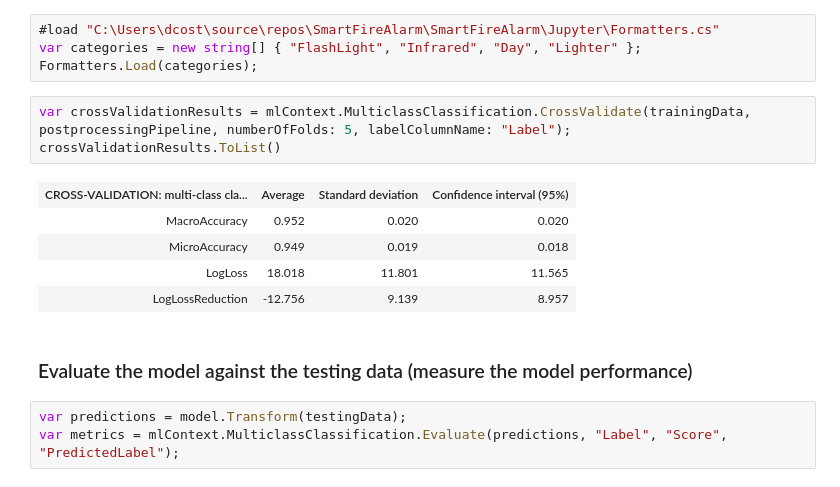
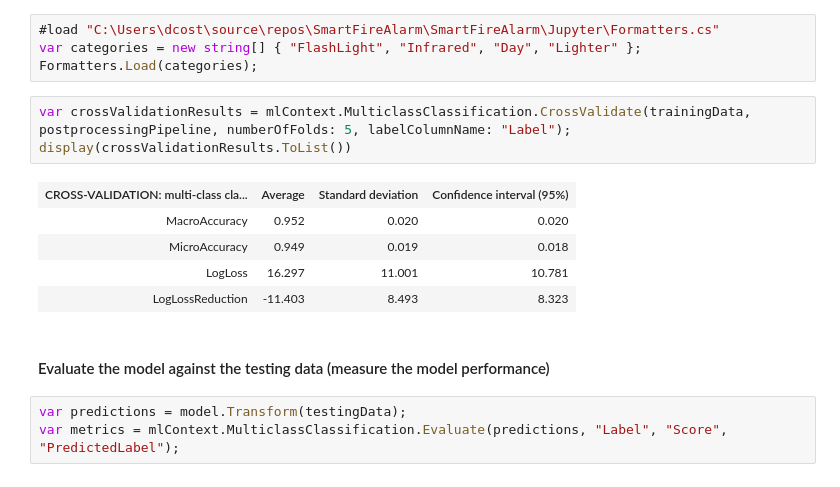
Before and after one commit to dcostea/SmartFireAlarm, a Jupyter notebook: SmartFireAlarm/Jupyter/Preparation.ipynb, the cells around one changed output. Saved outputs shown, nothing was run; the diff lists cells and outputs as text.

```diff
--- a/SmartFireAlarm/Jupyter/Preparation.ipynb
+++ b/SmartFireAlarm/Jupyter/Preparation.ipynb
@@ -216,15 +371,15 @@ var categories = new string[] { "FlashLight", "Infrared", "Day", "Lighter" };
 Formatters.Load(categories);
 # %%
 var crossValidationResults = mlContext.MulticlassClassification.CrossValidate(trainingData, postprocessingPipeline, numberOfFolds: 5, labelColumnName: "Label");
-crossValidationResults.ToList()
+display(crossValidationResults.ToList())
 # %% [output]
 | CROSS-VALIDATION: multi-class cla... | Average | Standard deviation | Confidence interval (95%) |
 | MacroAccuracy | 0.952 | 0.020 | 0.020 |
 | MicroAccuracy | 0.949 | 0.019 | 0.018 |
-| LogLoss | 18.018 | 11.801 | 11.565 |
-| LogLossReduction | -12.756 | 9.139 | 8.957 |
+| LogLoss | 16.297 | 11.001 | 10.781 |
+| LogLossReduction | -11.403 | 8.493 | 8.323 |
 # %% [markdown]
-### Evaluate the model against the testing data (measure the model performance)
+#### Evaluate the model against the testing data (measure the model performance)
 # %%
 var predictions = model.Transform(testingData);
 var metrics = mlContext.MulticlassClassification.Evaluate(predictions, "Label", "Score", "PredictedLabel");
```
Also changed, not shown: parts of 42 cells of this notebook, 4 other files.
